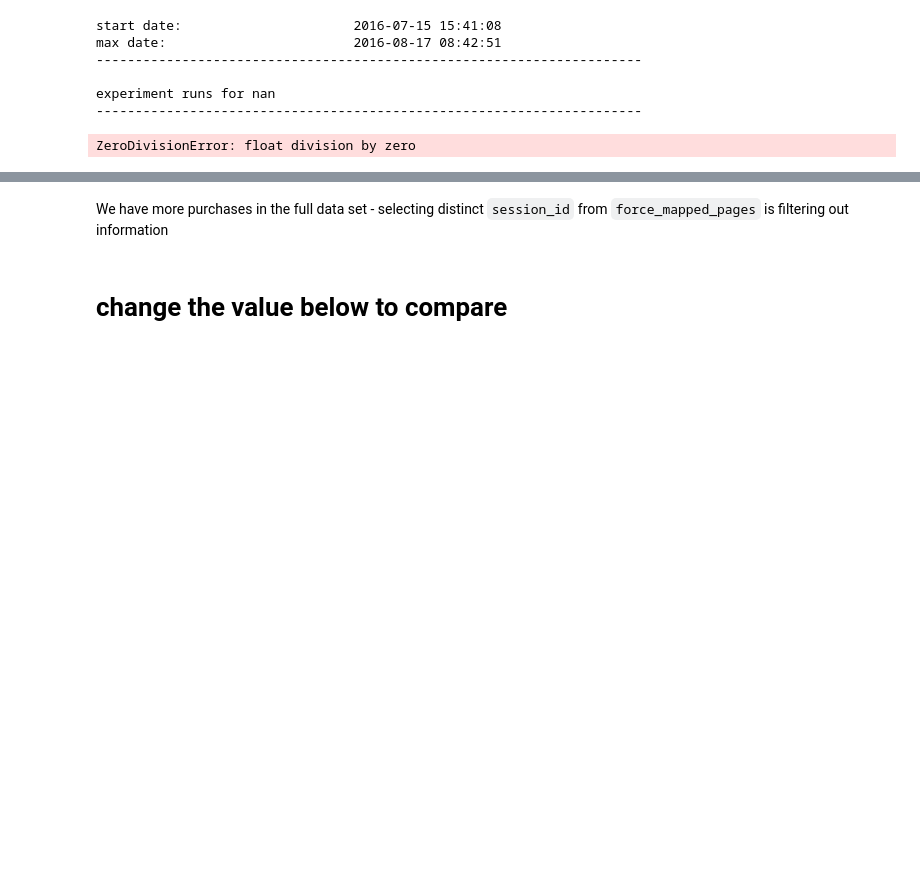
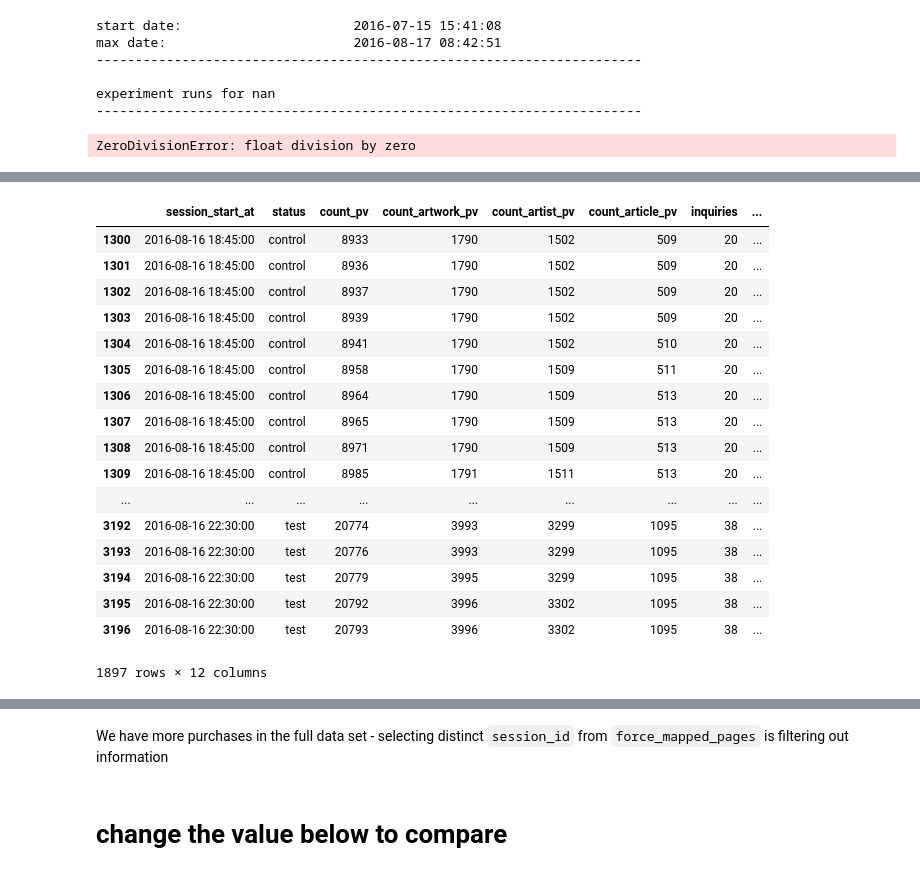
Before and after one commit to OLI9292/abTesting, a Jupyter notebook: autoab.ipynb, the cells around one changed output, grey strips where cells are left out. Saved outputs shown, nothing was run; the diff lists cells and outputs as text; code cells hidden in the pictures; blank space fills up the shorter version.

```diff
--- a/autoab.ipynb
+++ b/autoab.ipynb
@@ -509,0 +575,30 @@ daily_plot(test, control)
+# %%
+d3Data = d3Data.reset_index()
+# %%
+d3Data['session_start_at'] = d3Data['session_start_at'].map(lambda x: x.to_datetime())
+# %%
+d3Data['session_start_at'] = d3Data['session_start_at'].map(lambda dt: datetime(dt.year, dt.month, dt.day, dt.hour,15*(dt.minute // 15)))
+d3Data['session_start_at'] = d3Data['session_start_at'].astype(str)
+# %%
+d3Data = d3Data.to_json(orient='records')
+# %%
+d3Data[1300:]
+# %% [output]
+|  | session_start_at | status | count_pv | count_artwork_pv | count_artist_pv | count_article_pv | inquiries | ... |
+| 1300 | 2016-08-16 18:45:00 | control | 8933 | 1790 | 1502 | 509 | 20 | ... |
+| 1301 | 2016-08-16 18:45:00 | control | 8936 | 1790 | 1502 | 509 | 20 | ... |
+| 1302 | 2016-08-16 18:45:00 | control | 8937 | 1790 | 1502 | 509 | 20 | ... |
+| 1303 | 2016-08-16 18:45:00 | control | 8939 | 1790 | 1502 | 509 | 20 | ... |
+| 1304 | 2016-08-16 18:45:00 | control | 8941 | 1790 | 1502 | 510 | 20 | ... |
+| 1305 | 2016-08-16 18:45:00 | control | 8958 | 1790 | 1509 | 511 | 20 | ... |
+| 1306 | 2016-08-16 18:45:00 | control | 8964 | 1790 | 1509 | 513 | 20 | ... |
+| 1307 | 2016-08-16 18:45:00 | control | 8965 | 1790 | 1509 | 513 | 20 | ... |
+| 1308 | 2016-08-16 18:45:00 | control | 8971 | 1790 | 1509 | 513 | 20 | ... |
+| 1309 | 2016-08-16 18:45:00 | control | 8985 | 1791 | 1511 | 513 | 20 | ... |
+| ... | ... | ... | ... | ... | ... | ... | ... | ... |
+| 3192 | 2016-08-16 22:30:00 | test | 20774 | 3993 | 3299 | 1095 | 38 | ... |
+| 3193 | 2016-08-16 22:30:00 | test | 20776 | 3993 | 3299 | 1095 | 38 | ... |
+| 3194 | 2016-08-16 22:30:00 | test | 20779 | 3995 | 3299 | 1095 | 38 | ... |
+| 3195 | 2016-08-16 22:30:00 | test | 20792 | 3996 | 3302 | 1095 | 38 | ... |
+| 3196 | 2016-08-16 22:30:00 | test | 20793 | 3996 | 3302 | 1095 | 38 | ... |
+1897 rows × 12 columns
```
Also changed, not shown: parts of 48 cells of this notebook, 9 other files.
